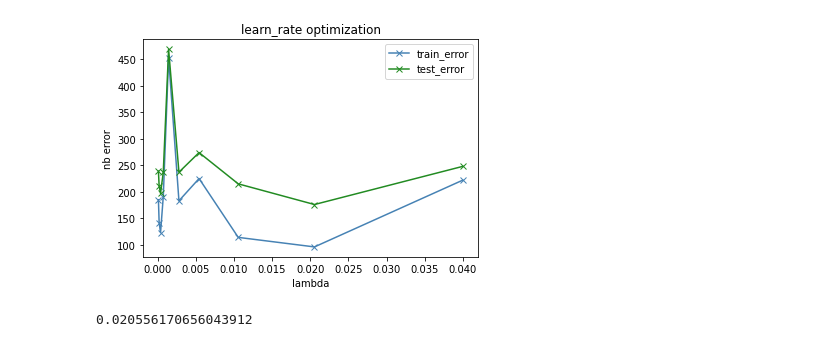
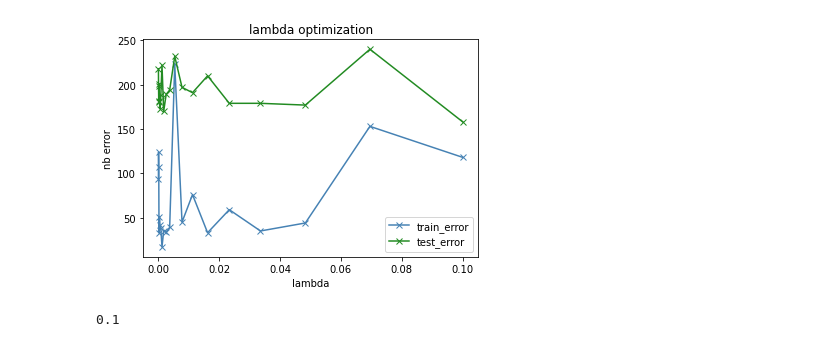
Before and after one commit to valentinoli/deep-learning-project-1, a Jupyter notebook: project_1.ipynb, the cells around one changed output. Cells and saved outputs as stored; diff of their text form; code cells hidden in the pictures.

```diff
--- a/project_1.ipynb
+++ b/project_1.ipynb
@@ -97,2 +101,2 @@ Siamese = SharedWeight()
 # %%
-train_model(Siamese, train_input, train_target, train_classes, learn_rate_= 2e-2, lambda_=2e-2, mini_batch_size=mini_batch_size, nb_epochs = 25)
+train_model(Siamese, train_input, train_target, train_classes, learn_rate_= 2e-2, lambda_=0.1, mini_batch_size=mini_batch_size, nb_epochs = 25)
@@ -103,30 +111,32 @@ print('test error Net {:0.2f}% {:d}/{:d}'.format((100 * nb_test_errors) / test_i
 # %%
-#learn_rates = np.geomspace(1e-4, 4e-2,10)
-lambdas = np.geomspace(1e-4, 1e-1,10)
+learn_rates = np.geomspace(1e-4, 1e-1,20)
+lambdas = np.geomspace(1e-4, 1e-1,20)
 losses_train = []
 train_error = []
 test_error = []
 #for lr in learn_rates:
 for lbd in lambdas:
     Siamese = SharedWeight()
-    losses_train.append(train_model(Siamese, train_input, train_target, train_classes, learn_rate_= 2e-2, lambda_=2e-2, mini_batch_size=mini_batch_size, nb_epochs = 25))
+    train_input, train_target, train_classes, \
+    test_input, test_target, test_classes = \
+    prologue.generate_pair_sets(N)
+    losses_train.append(train_model(Siamese, train_input, train_target, train_classes, learn_rate_= 2e-2, lambda_=lbd, mini_batch_size=mini_batch_size, nb_epochs = 25))
     train_error.append(compute_nb_errors(Siamese, train_input, train_target, mini_batch_size))
     test_error.append(compute_nb_errors(Siamese, test_input, test_target, mini_batch_size))
 # %%
 import matplotlib.pyplot as plt
 fig = plt.figure()
-plt.plot(learn_rates, train_error,c='steelblue',label="train_error", marker='x')
-plt.plot(learn_rates, test_error,c='forestgreen', label="test_error", marker='x')
-plt.title("learn_rate optimization")
+plt.plot(lambdas, train_error,c='steelblue',label="train_error", marker='x')
+plt.plot(lambdas, test_error,c='forestgreen', label="test_error", marker='x')
+plt.title("lambda optimization")
 plt.xlabel("lambda")
 plt.ylabel("nb error")
 plt.legend()
 plt.show()
-fig.savefig("lambda_opti.png") # Use fig. here
+#fig.savefig("lambda_opti.png") # Use fig. here
 # %% [output]
-[figure, old version]
+[figure, new version]
-# %%
-idx_opt_lr = np.argmin(train_error)
-learn_rates[idx_opt_lr]
-# %% [output]
-0.020556170656043912
+# %%
+lambdas[np.argmin(test_error)]
+# %% [output]
+0.1
```
Also changed, not shown: parts of 8 cells of this notebook.
